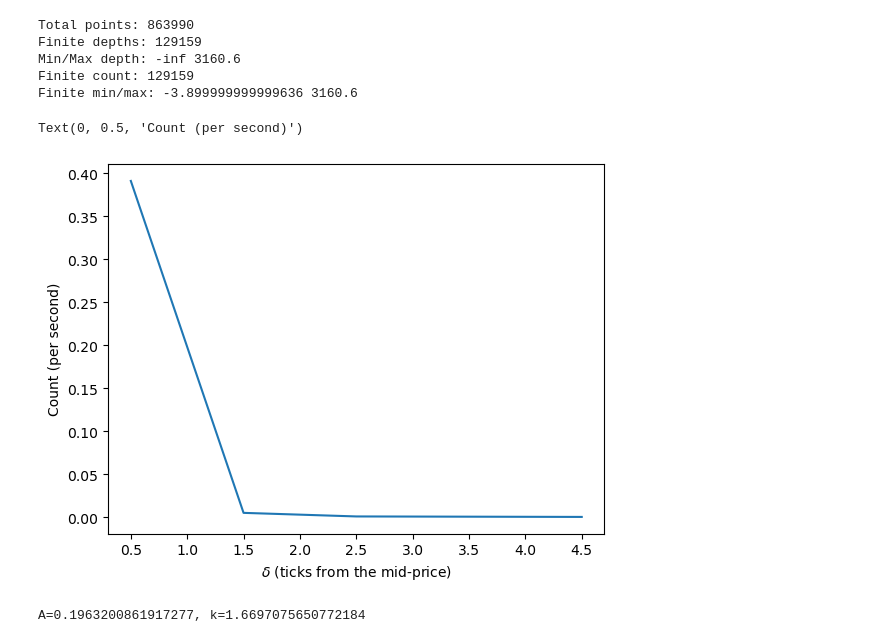
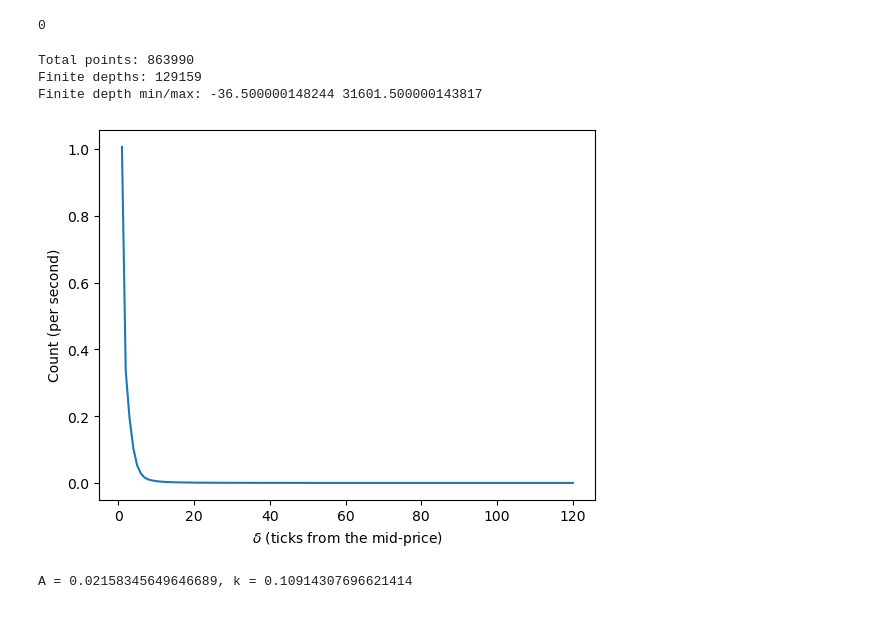
Before and after one commit to AA-ron2/Thesis_AI4Trading, a Jupyter notebook: EDA2.ipynb, the cells around one changed output. Cells and saved outputs as stored; diff of their text form; code cells hidden in the pictures.

```diff
--- a/EDA2.ipynb
+++ b/EDA2.ipynb
@@ -145,60 +199,57 @@ asset = (
         .data([
             'data/dogeusdt_20250101.npz'
         ])
-        # .initial_snapshot('data/dogeusdt_20250101_eod.npz')
+        # .initial_snapshot('data/dogeusdt_20250101_eod.npz')  # optional if you later build it
         .linear_asset(1.0)
-        # .intp_order_latency([
-        #     'latency/feed_latency_20250101.npz'
-        # ])
+        # .intp_order_latency(['latency/feed_latency_20250101.npz'])  # optional
         .power_prob_queue_model(2.0)
         .no_partial_fill_exchange()
         .trading_value_fee_model(-0.00005, 0.0007)
-        .tick_size(0.0001)
-        .lot_size(0.001)
-        .roi_lb(0.0)
-        .roi_ub(3000.0)
-        .last_trades_capacity(10000)
+        .tick_size(tick_size)   # <-- inferred above, ~1e-5
+        .lot_size(0.001)        # rough; you can refine with LOT_SIZE rules
+        .roi_lb(roi_lb)         # <-- from mid range
+        .roi_ub(roi_ub)
+        .last_trades_capacity(10_000)
 )
 
 hbt = ROIVectorMarketDepthBacktest([asset])
 
 arrival_depth, mid_price_chg = measure_trading_intensity_and_volatility(hbt)
 
-_ = hbt.close()
+hbt.close()
+# %% [output]
+0
 # %%
 finite_mask = np.isfinite(arrival_depth)
 print("Total points:", len(arrival_depth))
 print("Finite depths:", finite_mask.sum())
-print("Min/Max depth:", np.nanmin(arrival_depth), np.nanmax(arrival_depth))
 
-finite_depths = arrival_depth[np.isfinite(arrival_depth)]
-print("Finite count:", len(finite_depths))
-print("Finite min/max:", finite_depths.min(), finite_depths.max())
+finite_depths = arrival_depth[finite_mask]
+print("Finite depth min/max:", finite_depths.min(), finite_depths.max())
 # %% [output]
 Total points: 863990
 Finite depths: 129159
-Min/Max depth: -inf 3160.6
-Finite count: 129159
-Finite min/max: -3.899999999999636 3160.6
+Finite depth min/max: -36.500000148244 31601.500000143817
 # %%
-tmp = np.zeros(500, np.float64)
+tmp = np.zeros(2000, np.float64)
 
-# Measures trading intensity (lambda) for the first 10-minute window.
-lambda_ = measure_trading_intensity(arrival_depth[:36_000], tmp)
+# use full available window
+window_steps = len(arrival_depth)
 
-# Since it is measured for a 10-minute window, divide by 600 to convert it to per second.
-lambda_ /= 3600.0
+lambda_ = measure_trading_intensity(arrival_depth[:window_steps], tmp)
 
-# Creates ticks from the mid-price.
-# ticks = np.arange(len(lambda_))
-ticks = np.arange(len(lambda_)) + .5
+# per second: each step is 100 ms => 10 steps per second
+lambda_ = lambda_ / (window_steps / 10.0)
+
+# δ (distance from mid) in ticks: 1,2,3,...
+ticks = np.arange(1, len(lambda_) + 1, dtype=np.float64)
 # %%
 plt.plot(ticks, lambda_)
-plt.xlabel('$ \delta $ (ticks from the mid-price)')
+plt.xlabel('$ \\delta $ (ticks from the mid-price)')
 plt.ylabel('Count (per second)')
+plt.show()
 # %% [output]
-Text(0, 0.5, 'Count (per second)')
-[figure, old version]
+[figure, new version]
 # %%
 @njit
 def linear_regression(x, y):
@@ -211,19 +262,24 @@ def linear_regression(x, y):
     intercept = (sy - slope * sx) / w
     return slope, intercept
 # %%
+# restrict to first N ticks to avoid noisy far tail
+N = min(70, len(lambda_))
+lambda_head = lambda_[:N]
+ticks_head = ticks[:N]
+
 # keep only positive intensities
-mask = lambda_ > 0
-x = ticks[mask]
-y = np.log(lambda_[mask])
+mask = lambda_head > 0
+x = ticks_head[mask]
+y = np.log(lambda_head[mask])
 
 if len(x) < 3:
     raise ValueError("Not enough non-zero λ bins to calibrate A and k")
 
-k_, logA = linear_regression(ticks, y)
+k_, logA = linear_regression(x, y)
 A = np.exp(logA)
 k = -k_
 
-print('A={}, k={}'.format(A, k))
+print(f"A = {A}, k = {k}")
 # %% [output]
-A=0.1963200861917277, k=1.6697075650772184
+A = 0.02158345649646689, k = 0.10914307696621414
 # %%
```
Also changed, not shown: parts of 12 cells of this notebook, 2 other files.
